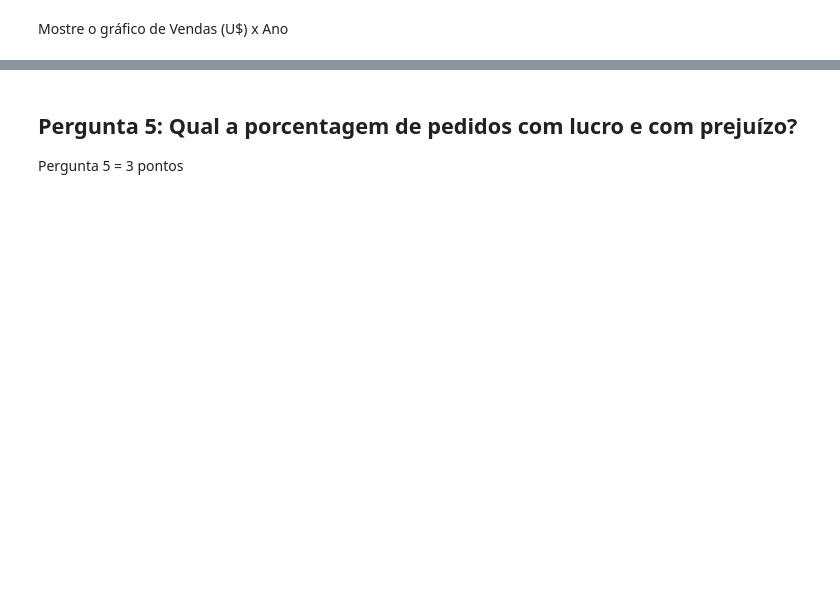
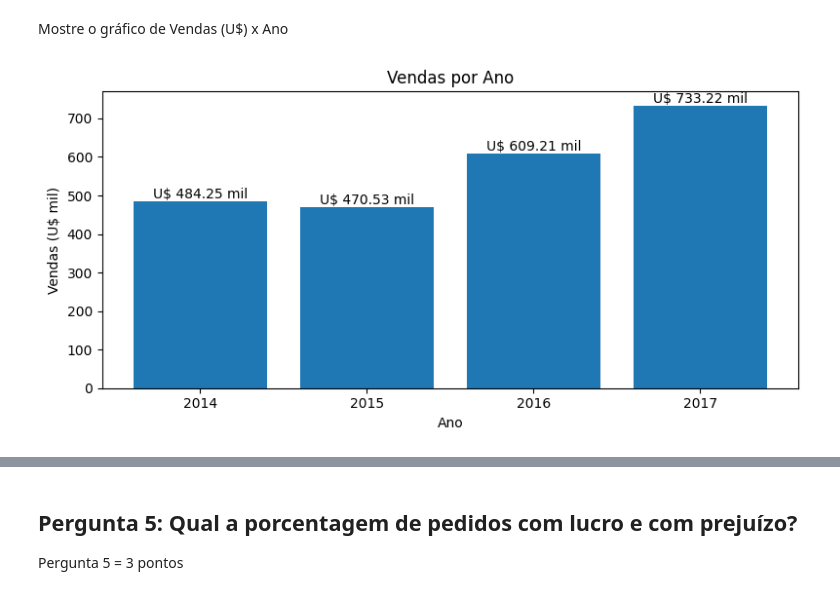
Before and after one commit to Guilherme-Prad/Simulador-de-decisoes, a Jupyter notebook: [Nome_1_e_Nome_2]_Projeto_A3_Matemática_Computacional_P2.ipynb, the cells around one changed output, grey strips where cells are left out. Saved outputs shown, nothing was run; the diff lists cells and outputs as text; code cells hidden in the pictures; blank space fills up the shorter version.

```diff
--- a/[Nome_1_e_Nome_2]_Projeto_A3_Matemática_Computacional_P2.ipynb
+++ b/[Nome_1_e_Nome_2]_Projeto_A3_Matemática_Computacional_P2.ipynb
@@ -300,3 +349,11 @@ Mostre o gráfico do lucro
 - Formate o percentual em 1 casa decimal. Ex.: `12.1%`
 
 Pergunta 4 = 5 pontos
+# %%
+dados_ano = df.groupby('ano')['vendas'].sum().reset_index()
+# %%
+dados_ano['porcentagem'] = (
+    dados_ano['vendas'] / total_vendas * 100
+)
+# %%
+dados_ano = dados_ano.sort_values(by='ano')
@@ -311,4 +378,18 @@ Pergunta 4 = 5 pontos
 # %% [markdown]
 Mostre o gráfico de Vendas (U$) x Ano
+# %%
+fig, ax = plt.subplots(figsize=(8, 4))
+
+bars = ax.bar(dados_ano['ano'], dados_ano['vendas'] / 1000)
+
+ax.set_xlabel('Ano')
+ax.set_ylabel('Vendas (U$ mil)')
+ax.set_title('Vendas por Ano')
+ax.bar_label(bars, fmt=lambda x: f'U$ {x:.2f} mil')
+
+plt.tight_layout()
+plt.show()
+# %% [output]
+[figure, added]
 # %%
 # Código aqui para saída ser igual mostrado abaixo
```
Also changed, not shown: parts of 38 cells of this notebook.
